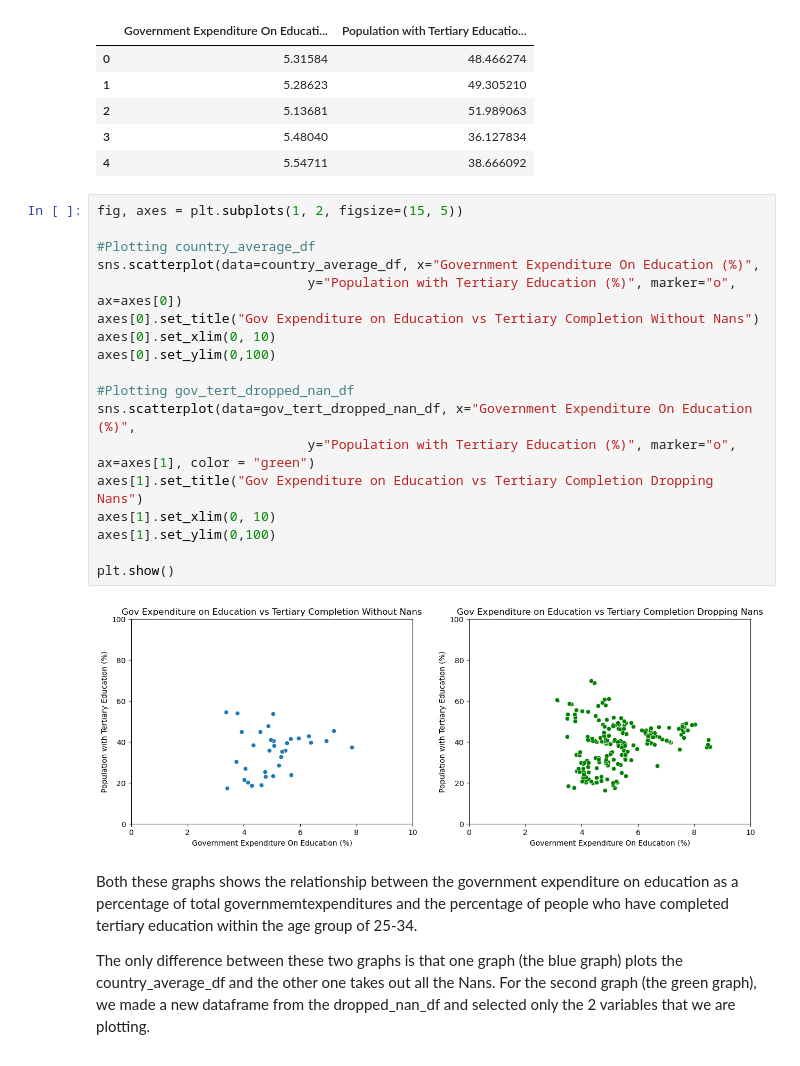
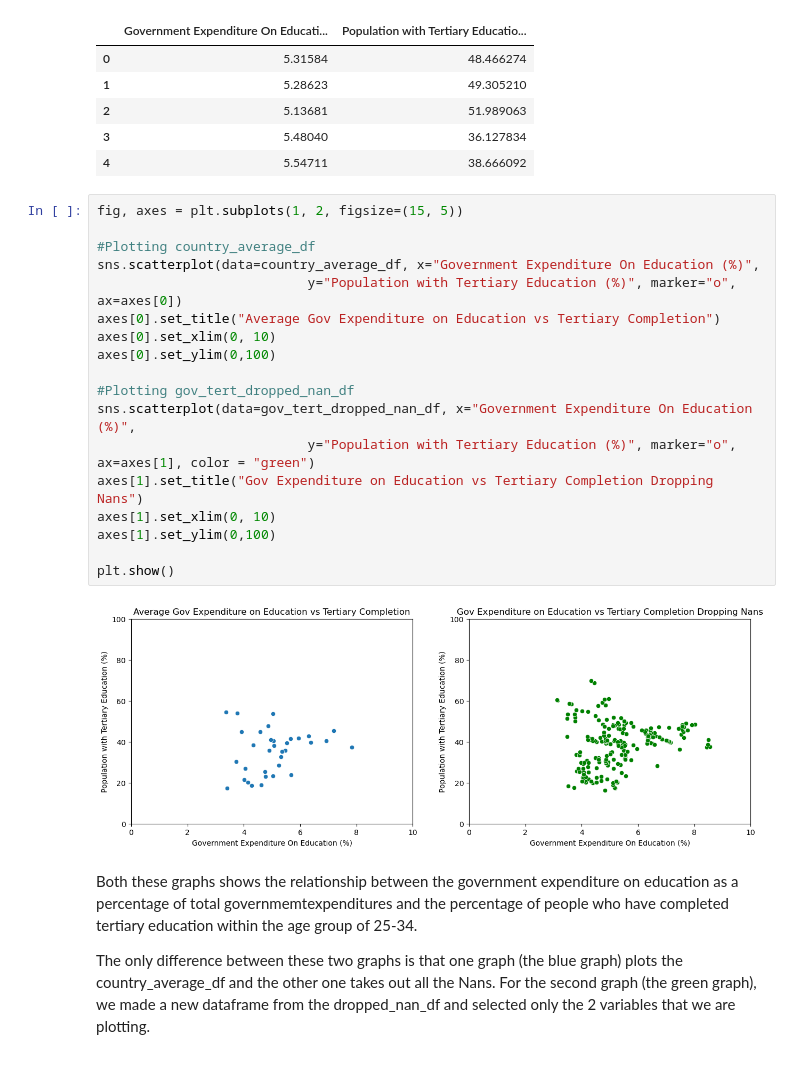
Before and after one commit to rcherivi/OECD-Tertiary-Education-Analysis, a Jupyter notebook: Info 2950 Phase 4.ipynb, the cells around one changed output. Drawn from its saved outputs; the diff is of its cells as text.

```diff
--- a/Info 2950 Phase 4.ipynb
+++ b/Info 2950 Phase 4.ipynb
@@ -751,23 +762,23 @@ gov_tert_dropped_nan_df.head()
 # %%
 fig, axes = plt.subplots(1, 2, figsize=(15, 5))
 
 #Plotting country_average_df
 sns.scatterplot(data=country_average_df, x="Government Expenditure On Education (%)",
                            y="Population with Tertiary Education (%)", marker="o", ax=axes[0])
-axes[0].set_title("Gov Expenditure on Education vs Tertiary Completion Without Nans")
+axes[0].set_title("Average Gov Expenditure on Education vs Tertiary Completion")
 axes[0].set_xlim(0, 10)
 axes[0].set_ylim(0,100)
 
 #Plotting gov_tert_dropped_nan_df
 sns.scatterplot(data=gov_tert_dropped_nan_df, x="Government Expenditure On Education (%)",
                            y="Population with Tertiary Education (%)", marker="o", ax=axes[1], color = "green")
 axes[1].set_title("Gov Expenditure on Education vs Tertiary Completion Dropping Nans")
 axes[1].set_xlim(0, 10)
 axes[1].set_ylim(0,100)
 
 plt.show()
 # %% [output]
-[figure, old version]
+[figure, new version]
 # %% [markdown]
 Both these graphs shows the relationship between the government expenditure on education as a percentage of total governmemtexpenditures and the percentage of people who have completed tertiary education within the age group of 25-34.
 
```
Also changed, not shown: parts of 12 cells of this notebook, 2 other files.
